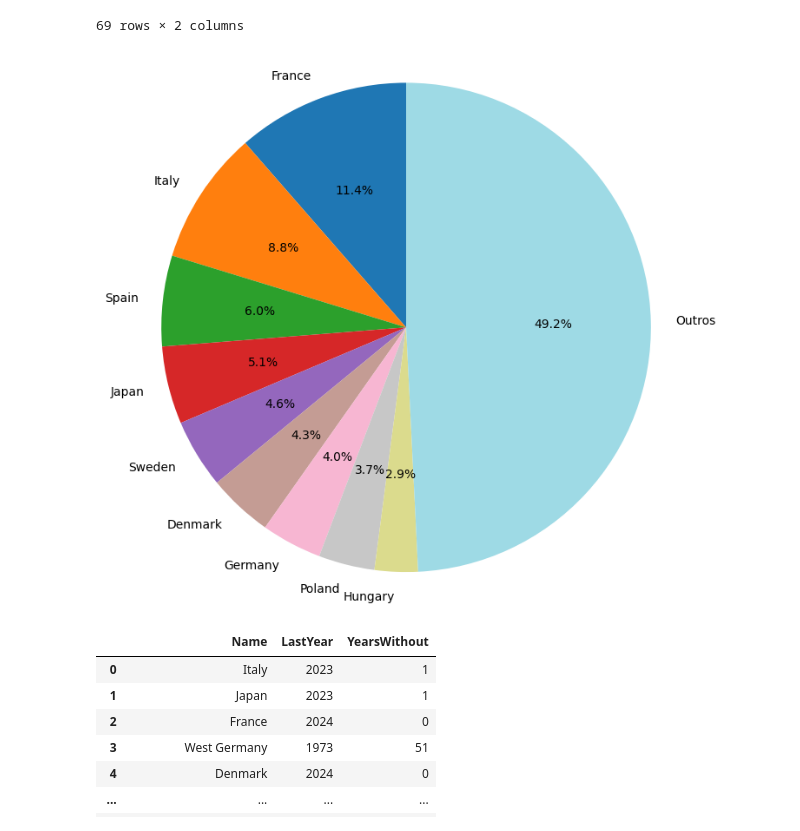
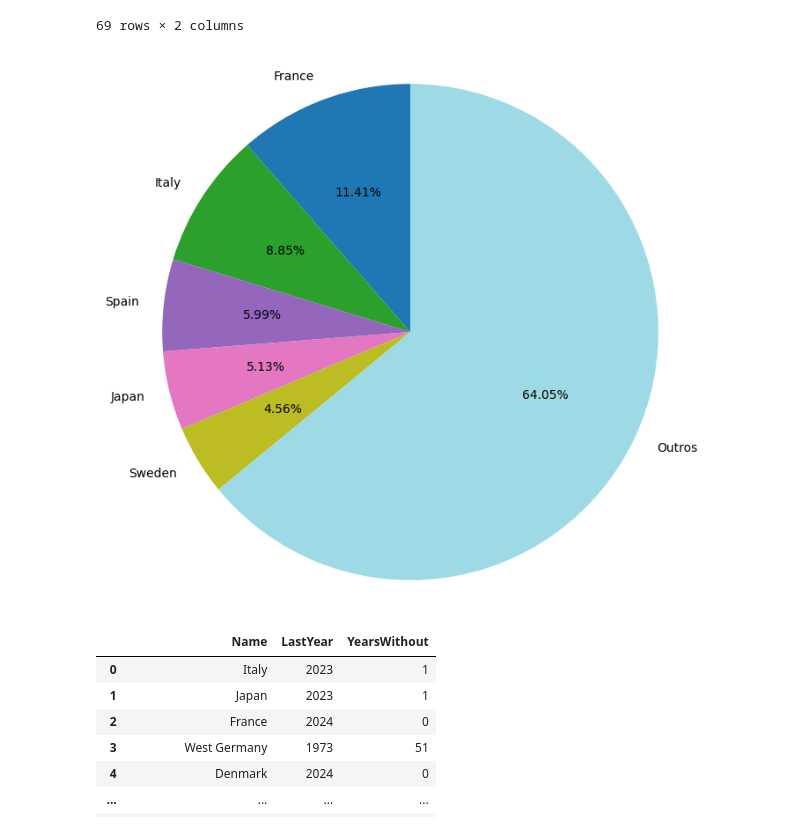
Before and after one commit to edilsonchaves/MVP-Analise-de-Dados-Oscar-Research, a Jupyter notebook: OscarResearch.ipynb, the cells around one changed output. Drawn from its saved outputs; the diff is of its cells as text; code cells hidden in the pictures.

```diff
--- a/OscarResearch.ipynb
+++ b/OscarResearch.ipynb
@@ -551,7 +551,7 @@ def PizzaTopN(df, top_n=5):
     plt.pie(
         values,
         labels=labels,
-        autopct='%1.1f%%',
+        autopct='%1.2f%%',
         startangle=90,
         colors=colors
     )
@@ -1093,9 +1201,9 @@ display(df_international_country_percentual)
 | 68 | Latvia | 0.29 |
 69 rows × 2 columns
 # %%
-PizzaTopN(df_international_country_percentual, 9)
+PizzaTopN(df_international_country_percentual, 5)
 # %% [output]
-[figure, old version]
+[figure, new version]
 # %%
 last_show_information(df_international_picture_country, "Name")
 # %% [output]
```
Also changed, not shown: parts of 67 cells of this notebook.
